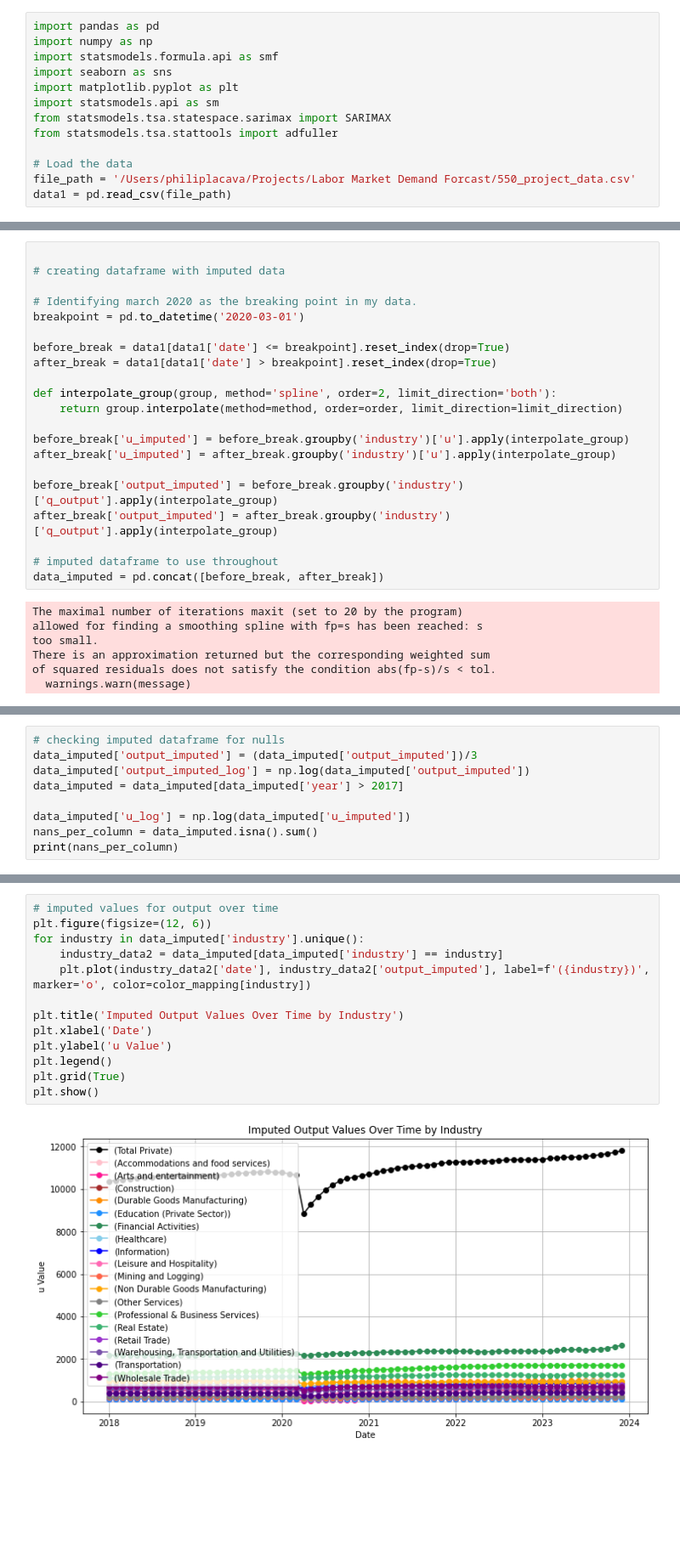
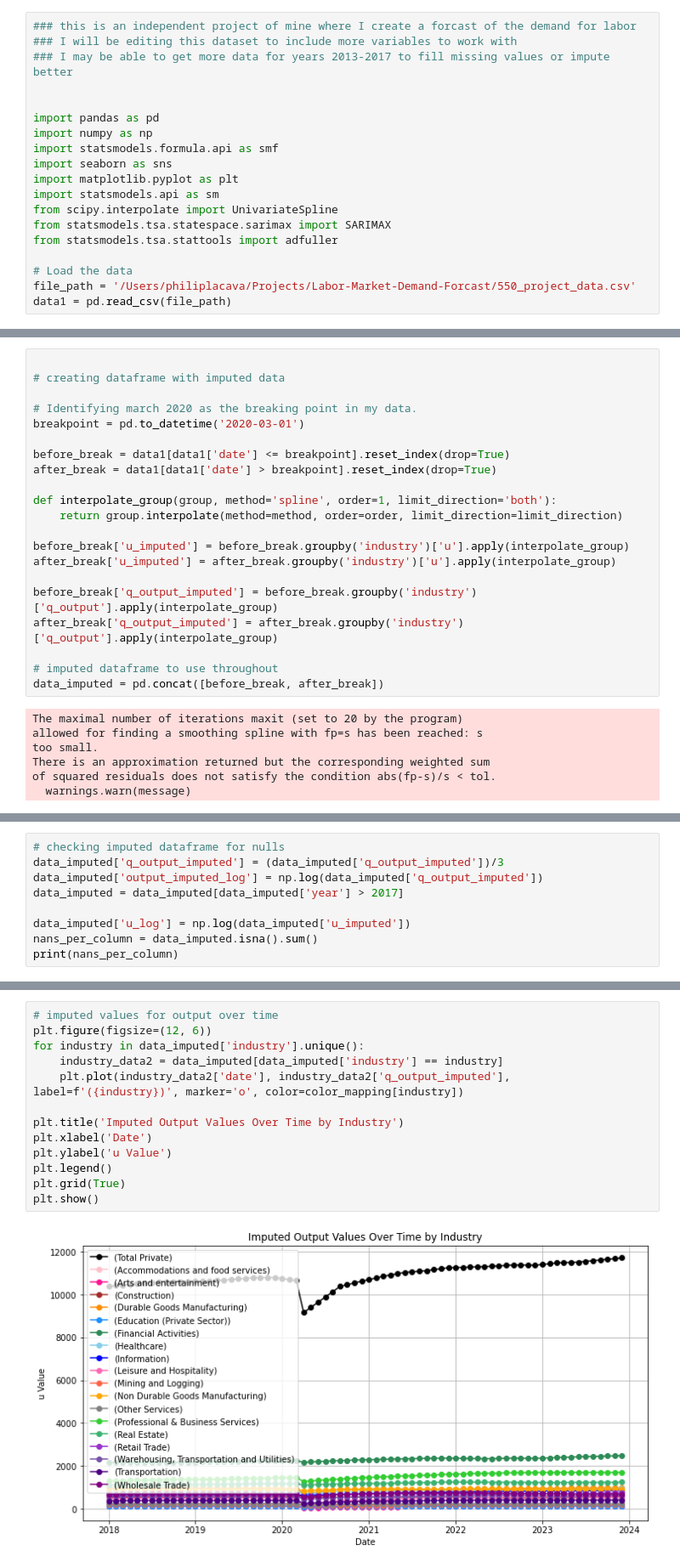
Before and after one commit to Philip-Lacava/Labor-Market-Demand-Forcast, a Jupyter notebook: first_forcast.ipynb, the cells around one changed output, grey strips where cells are left out. Shown at 85% size. Saved outputs shown, nothing was run; the diff lists cells and outputs as text; blank space fills up the shorter version.

```diff
--- a/first_forcast.ipynb
+++ b/first_forcast.ipynb
@@ -1,15 +1,21 @@
 # %%
+### this is an independent project of mine where I create a forcast of the demand for labor
+### I will be editing this dataset to include more variables to work with
+### I may be able to get more data for years 2013-2017 to fill missing values or impute better
+
+
 import pandas as pd
 import numpy as np
 import statsmodels.formula.api as smf
 import seaborn as sns
 import matplotlib.pyplot as plt
 import statsmodels.api as sm
+from scipy.interpolate import UnivariateSpline
 from statsmodels.tsa.statespace.sarimax import SARIMAX
 from statsmodels.tsa.stattools import adfuller
 
 # Load the data
-file_path = '/Users/philiplacava/Projects/Labor Market Demand Forcast/550_project_data.csv'
+file_path = '/Users/philiplacava/Projects/Labor-Market-Demand-Forcast/550_project_data.csv'
 data1 = pd.read_csv(file_path)
 # %%
 # Create a COVID shock variable: 1 for 2020, 0 otherwise
@@ -146,14 +152,14 @@ breakpoint = pd.to_datetime('2020-03-01')
 before_break = data1[data1['date'] <= breakpoint].reset_index(drop=True)
 after_break = data1[data1['date'] > breakpoint].reset_index(drop=True)
 
-def interpolate_group(group, method='spline', order=2, limit_direction='both'):
+def interpolate_group(group, method='spline', order=1, limit_direction='both'):
     return group.interpolate(method=method, order=order, limit_direction=limit_direction)
 
 before_break['u_imputed'] = before_break.groupby('industry')['u'].apply(interpolate_group)
 after_break['u_imputed'] = after_break.groupby('industry')['u'].apply(interpolate_group)
 
-before_break['output_imputed'] = before_break.groupby('industry')['q_output'].apply(interpolate_group)
-after_break['output_imputed'] = after_break.groupby('industry')['q_output'].apply(interpolate_group)
+before_break['q_output_imputed'] = before_break.groupby('industry')['q_output'].apply(interpolate_group)
+after_break['q_output_imputed'] = after_break.groupby('industry')['q_output'].apply(interpolate_group)
 
 # imputed dataframe to use throughout
 data_imputed = pd.concat([before_break, after_break])
@@ -183,8 +189,8 @@ plt.show()
 [figure]
 # %%
 # checking imputed dataframe for nulls
-data_imputed['output_imputed'] = (data_imputed['output_imputed'])/3
-data_imputed['output_imputed_log'] = np.log(data_imputed['output_imputed'])
+data_imputed['q_output_imputed'] = (data_imputed['q_output_imputed'])/3
+data_imputed['output_imputed_log'] = np.log(data_imputed['q_output_imputed'])
 data_imputed = data_imputed[data_imputed['year'] > 2017]
 
 data_imputed['u_log'] = np.log(data_imputed['u_imputed'])
@@ -226,18 +232,18 @@ plt.show()
 # %%
 # imputed values for output over time
 plt.figure(figsize=(12, 6))
 for industry in data_imputed['industry'].unique():
     industry_data2 = data_imputed[data_imputed['industry'] == industry]
-    plt.plot(industry_data2['date'], industry_data2['output_imputed'], label=f'({industry})', marker='o', color=color_mapping[industry])
+    plt.plot(industry_data2['date'], industry_data2['q_output_imputed'], label=f'({industry})', marker='o', color=color_mapping[industry])
 
 plt.title('Imputed Output Values Over Time by Industry')
 plt.xlabel('Date')
 plt.ylabel('u Value')
 plt.legend()
 plt.grid(True)
 plt.show()
 # %% [output]
-[figure, old version]
+[figure, new version]
 # %%
 # next I will impute missing values for wages, these missing values are only in one industy,
 # and they are not close to the covid outbreak intuition says normal linear interpolation is fine
```
Also changed, not shown: parts of 8 cells of this notebook.
